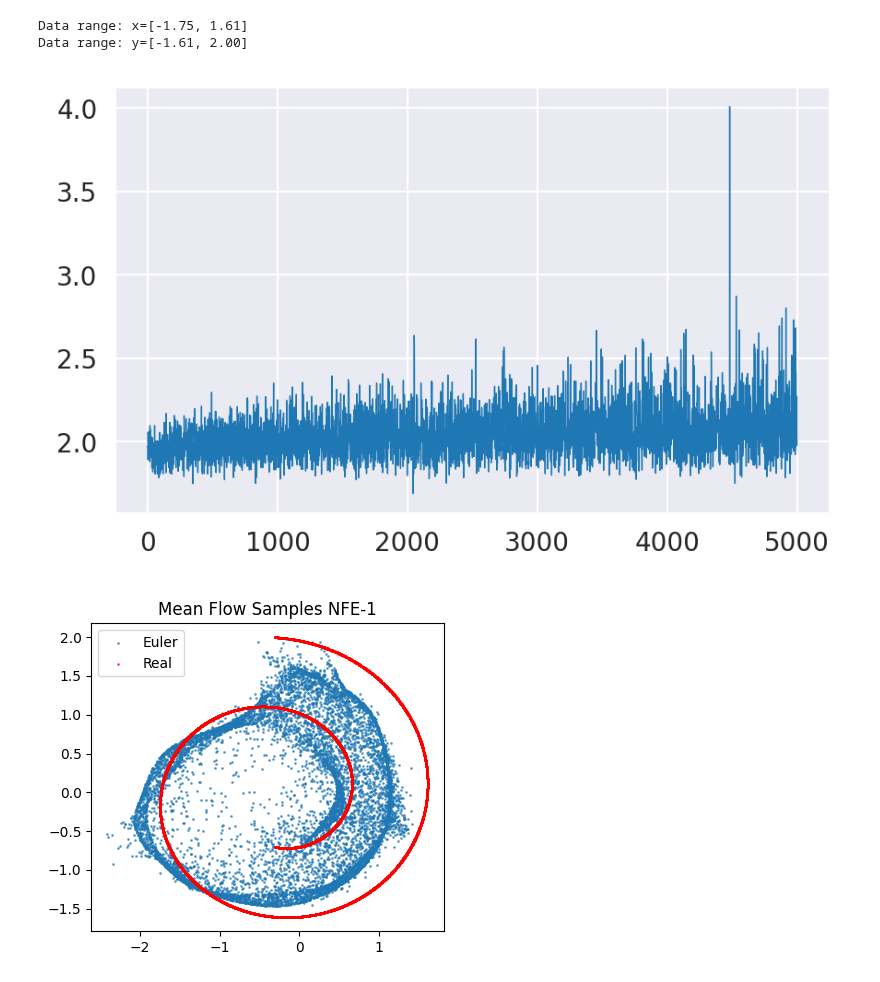
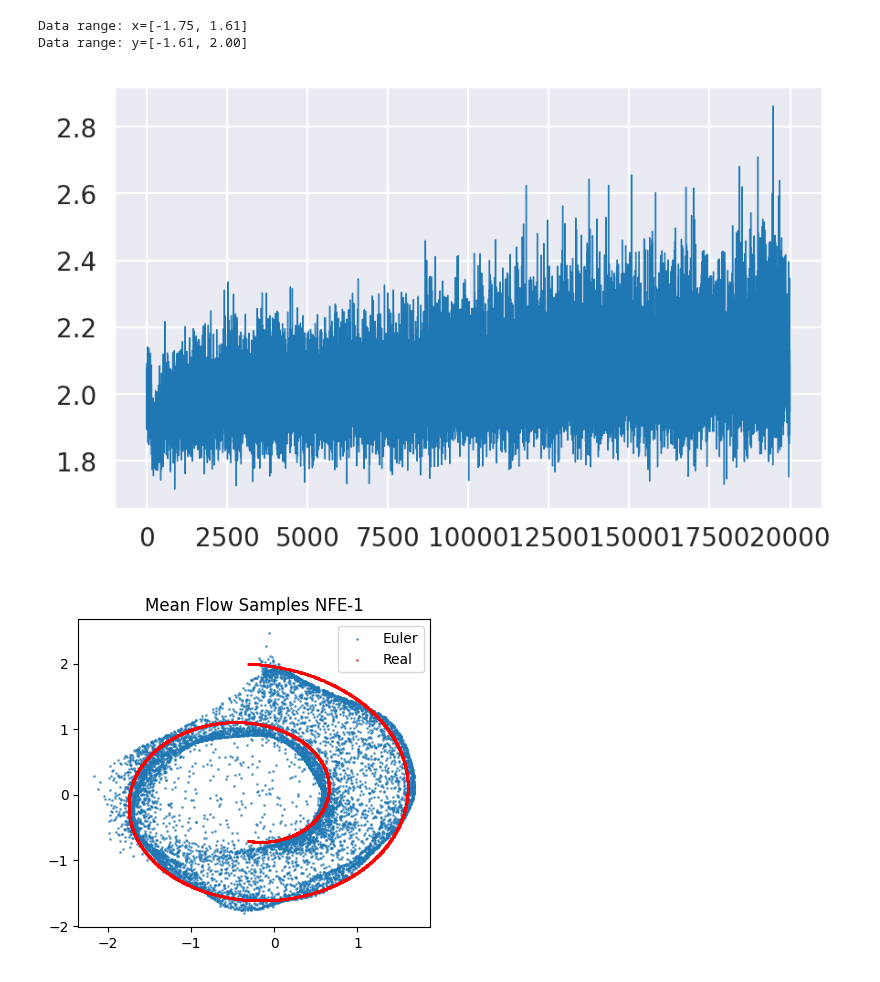
Before and after one commit to etienne87/diffusion_tutorials, a Jupyter notebook: notebooks/mean_flow.ipynb, the cells around one changed output. Drawn from its saved outputs; the diff is of its cells as text; code cells hidden in the pictures.

```diff
--- a/notebooks/mean_flow.ipynb
+++ b/notebooks/mean_flow.ipynb
@@ -98,7 +98,7 @@ def train_step(x, model, optimizer):
     optimizer.zero_grad()
     loss.backward()
     optimizer.step()
-    # torch.nn.utils.clip_grad_norm_(model.parameters(), 1.0)
+    torch.nn.utils.clip_grad_norm_(model.parameters(), 3.0)
 
     return loss
 
@@ -137,100 +137,70 @@ class TinyMLP(nn.Module):
         return self.mlp(x_t)
 
 
 def train(data, model, niter, lr):
     device = 'cuda' if torch.cuda.is_available() else 'cpu'
     model.to(device)
     data = data.to(device)
     optim = torch.optim.AdamW(model.parameters(), lr=lr, betas=(0.9, 0.999))
     batch_size = 1000
     losses = []
     for itr in (pbar := tqdm(range(niter), ncols=100)):
         idx = torch.randperm(len(data))[:batch_size]
         x = data[idx].contiguous()
         loss = train_step(x, model, optim)
         losses.append(loss.item())
         pbar.set_description(f"loss = {loss.item():06f}")
 
     return losses
 
 
-niter = 5000
-lr = 1e-2
+niter = 20000
+lr = 1e-3
 model = TinyMLP(2, 32, 32)
 model.train()
 losses = train(train_set, model, niter, lr)
 
 
 with sns.axes_style("darkgrid"):
     fig, ax = plt.subplots(1,1, figsize=(5, 3), dpi=200)
     ax.plot(np.arange(niter), losses, linewidth=0.5)
     plt.show()
 # %% [output]
-[figure, old version]
+[figure, new version]
 # %%
-from scipy.integrate import solve_ivp
-
-
 # 1 step sampling inference
-def generate_samples_mf_nfe1(model, n_samples):
+@torch.no_grad()
+def generate_samples_nfe1(model, n_samples):
     device = next(model.parameters()).device
     z = torch.randn(n_samples, 2).to(device)
     model.eval()
+    r = torch.zeros((n_samples, 1), device=device)
     t = torch.ones((n_samples, 1), device=device)
-    r = torch.zeros((n_samples, 1), device=device)
-    with torch.no_grad():
-        z = z - model(z, r, t)
+    z = z - model(z, r, t)
     return z.cpu()
 
 
-
-def generate_samples_ode(model, n_samples=1000, method='RK45', rtol=1e-2, atol=1e-3):
-    """ More Sophisticated ODE Integration Dopri5 "Dormand Prince" 45, a sort of
-    adaptive step size Runge-Kutta
-    https://en.wikipedia.org/wiki/Dormand%E2%80%93Prince_method
-
-    """
-    device = next(model.parameters()).device
-    z0 = torch.randn(n_samples, 2).to(device)
+# n steps
+@torch.no_grad()
+def generate_samples_multistep(model, n_samples, sample_steps=5, device='cuda'):
     model.eval()
 
-    r_tensor = torch.zeros((n_samples, 1), device=device)
+    z = torch.randn(n_samples, 2).to(device)
 
-    with torch.no_grad():
-        def ode_func(t, z_flat):
-            nonlocal r_tensor
-            # Reshape flat array back to (n_samples, 2)
-            z = torch.from_numpy(z_flat.reshape(n_samples, 2)).float().to(device)
-            t_tensor = torch.full((n_samples, 1), t).to(device)
+    t_vals = torch.linspace(1.0, 0.0, sample_steps + 1, device=device)
 
-            # Get velocity from model
-            v = model(z, r_tensor, t_tensor)
+    for i in range(sample_steps):
+        t = torch.full((z.size(0),1), t_vals[i], device=device)
+        r = torch.full((z.size(0),1), t_vals[i + 1], device=device)
 
-            r_tensor = t_tensor
+        v = model(z, r, t)
+        z = z - (t-r) * v
 
-            # Return as flat numpy array
-            return v.cpu().numpy().flatten()
-
-        solution = solve_ivp(
-            ode_func,
-            t_span=[1, 0],
-            y0=z0.cpu().numpy().flatten(),
-            method=method,  # 'DOP853' is 8th order Dormand-Prince
-            rtol=rtol,      # Relative tolerance
-            atol=atol       # Absolute tolerance
-        )
-        z_final = solution.y[:, -1].reshape(n_samples, 2)
-
-        print(f"Number of time steps: {len(solution.t)}")
-        print(f"Number of function evaluations: {solution.nfev}")
-        print(f"Time points: {solution.t}")
-
-    return torch.from_numpy(z_final)
+    return z.cpu()
 
 
-
-samples = generate_samples_mf_nfe1(model, 10000)
-# samples = generate_samples_ode(model, 10000)
+# samples = generate_samples_multistep(model, 10000, 5)
+samples = generate_samples_nfe1(model, 10000)
 
 
 plt.figure(figsize=(10, 4))
@@ -241,4 +211,4 @@ plt.legend()
 plt.title('Mean Flow Samples NFE-1')
 plt.show()
 # %% [output]
-[figure, old version]
+[figure, new version]
```
